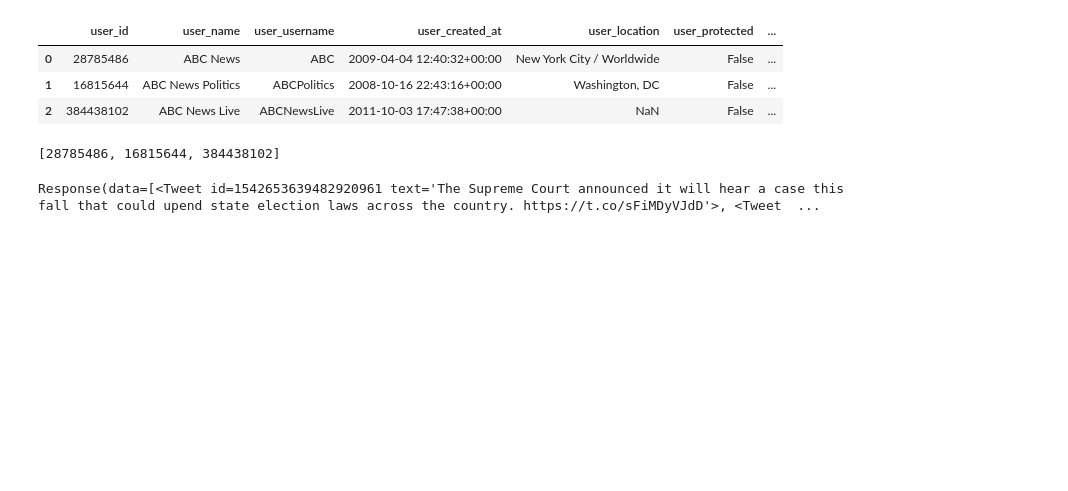
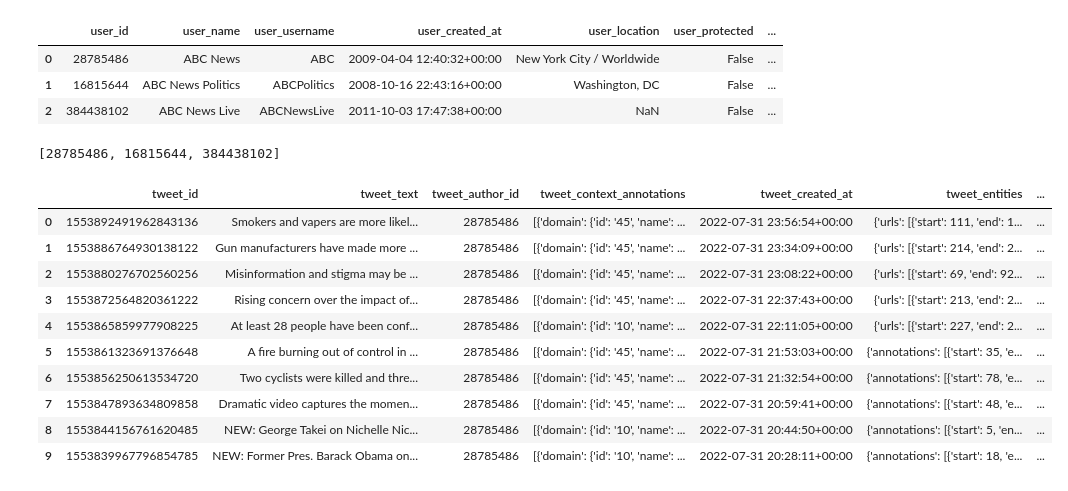
Before and after one commit to katherineskc/data_science_tweets_neutrality, a Jupyter notebook: collect_data.ipynb, the cells around one changed output. Saved outputs shown, nothing was run; the diff lists cells and outputs as text; code cells hidden in the pictures; blank space fills up the shorter version.

Commit message:
function user_tweets_response_to_lst and pagination using a while loop

```diff
--- a/collect_data.ipynb
+++ b/collect_data.ipynb
@@ -140,24 +142,75 @@ user_id_list
 # %%
 # Get User's Tweets
 
-# This endpoint/method returns Tweets composed by a single user, specified by the requested user ID
-
-user_id = 28785486
-start_time = "2022-06-01T00:00:00Z"
-end_time = "2022-07-01T00:00:01Z"
-
-def get_users_tweets(user_id):
+# a function for gettting a user's tweet, input user_id, start_time, and end_time
+def get_users_tweets(user_id,start_time,end_time):
     users_tweets = client.get_users_tweets(id=user_id,
                                            end_time=end_time,
-                                           exclude=["retweets"],
+                                           exclude=None,
                                            expansions="referenced_tweets.id",
                                            max_results=5,
+                                           pagination_token=next_token,
                                            start_time=start_time,
                                            tweet_fields=["author_id","context_annotations","created_at","entities","in_reply_to_user_id","lang","public_metrics","referenced_tweets"])
     return users_tweets
 
-users_tweets = get_users_tweets(user_id)
-users_tweets
+# a function to append get_users_tweets response to a lists
+def user_tweets_response_to_lst(users_tweets,users_tweets_lst):
+
+    for tweets in users_tweets.data:
+        users_tweets_details = {
+            'tweet_id': tweets.id,
+            'tweet_text': tweets.text,
+            'tweet_author_id': tweets.author_id,
+            "tweet_context_annotations" : tweets.context_annotations,
+            "tweet_created_at" : tweets.created_at,
+            "tweet_entities" : tweets.entities,
+            "tweet_in_reply_to_user_id" : tweets.in_reply_to_user_id,
+            "tweet_lang" : tweets.lang,
+            "tweet_retweet_count" : tweets.public_metrics["retweet_count"],
+            "tweet_reply_count" : tweets.public_metrics["reply_count"],
+            "tweet_like_count" : tweets.public_metrics["like_count"],
+            "tweet_quote_count" : tweets.public_metrics["quote_count"],
+            "tweet_referenced_tweets" : tweets.referenced_tweets
+        }
+        users_tweets_lst.append(users_tweets_details)
+    return users_tweets_lst
-# %% [output]
-Response(data=[<Tweet id=1542653639482920961 text='The Supreme Court announced it will hear a case this fall that could upend state election laws across the country. https://t.co/sFiMDyVJdD'>, <Tweet  ...
+# %%
+user_id = 28785486
+start_time = "2022-07-01T00:00:00Z"
+end_time = "2022-08-01T00:00:00Z"
+
+next_token = None
+finished = False
+count = 0
+users_tweets_lst = []
+
+while finished is not True:
+    users_tweets = get_users_tweets(user_id,start_time,end_time)
+    users_tweets_lst = user_tweets_response_to_lst(users_tweets,users_tweets_lst)
+    count = count+1
+
+    if users_tweets.meta["next_token"] is not None and count < 2:
+        next_token = users_tweets.meta["next_token"]
+    else:
+        finished = True
+
+
+# users_tweets = get_users_tweets(user_id,start_time,end_time)
+# users_tweets
+
+twitter_users_tweets_df = pd.DataFrame(users_tweets_lst)
+twitter_users_tweets_df
+# %% [output]
+|  | tweet_id | tweet_text | tweet_author_id | tweet_context_annotations | tweet_created_at | tweet_entities | ... |
+| 0 | 1553892491962843136 | Smokers and vapers are more likel... | 28785486 | [{'domain': {'id': '45', 'name': ... | 2022-07-31 23:56:54+00:00 | {'urls': [{'start': 111, 'end': 1... | ... |
+| 1 | 1553886764930138122 | Gun manufacturers have made more ... | 28785486 | [{'domain': {'id': '45', 'name': ... | 2022-07-31 23:34:09+00:00 | {'urls': [{'start': 214, 'end': 2... | ... |
+| 2 | 1553880276702560256 | Misinformation and stigma may be ... | 28785486 | [{'domain': {'id': '45', 'name': ... | 2022-07-31 23:08:22+00:00 | {'urls': [{'start': 69, 'end': 92... | ... |
+| 3 | 1553872564820361222 | Rising concern over the impact of... | 28785486 | [{'domain': {'id': '45', 'name': ... | 2022-07-31 22:37:43+00:00 | {'urls': [{'start': 213, 'end': 2... | ... |
+| 4 | 1553865859977908225 | At least 28 people have been conf... | 28785486 | [{'domain': {'id': '10', 'name': ... | 2022-07-31 22:11:05+00:00 | {'urls': [{'start': 227, 'end': 2... | ... |
+| 5 | 1553861323691376648 | A fire burning out of control in ... | 28785486 | [{'domain': {'id': '45', 'name': ... | 2022-07-31 21:53:03+00:00 | {'annotations': [{'start': 35, 'e... | ... |
+| 6 | 1553856250613534720 | Two cyclists were killed and thre... | 28785486 | [{'domain': {'id': '45', 'name': ... | 2022-07-31 21:32:54+00:00 | {'annotations': [{'start': 78, 'e... | ... |
+| 7 | 1553847893634809858 | Dramatic video captures the momen... | 28785486 | [{'domain': {'id': '45', 'name': ... | 2022-07-31 20:59:41+00:00 | {'annotations': [{'start': 48, 'e... | ... |
+| 8 | 1553844156761620485 | NEW: George Takei on Nichelle Nic... | 28785486 | [{'domain': {'id': '10', 'name': ... | 2022-07-31 20:44:50+00:00 | {'annotations': [{'start': 5, 'en... | ... |
+| 9 | 1553839967796854785 | NEW: Former Pres. Barack Obama on... | 28785486 | [{'domain': {'id': '10', 'name': ... | 2022-07-31 20:28:11+00:00 | {'annotations': [{'start': 18, 'e... | ... |
 # %%
```
Also changed, not shown: parts of 3 cells of this notebook.
